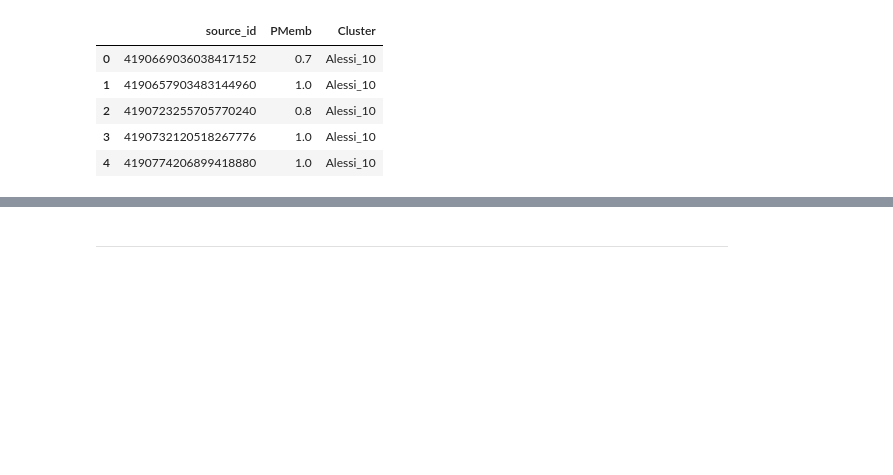
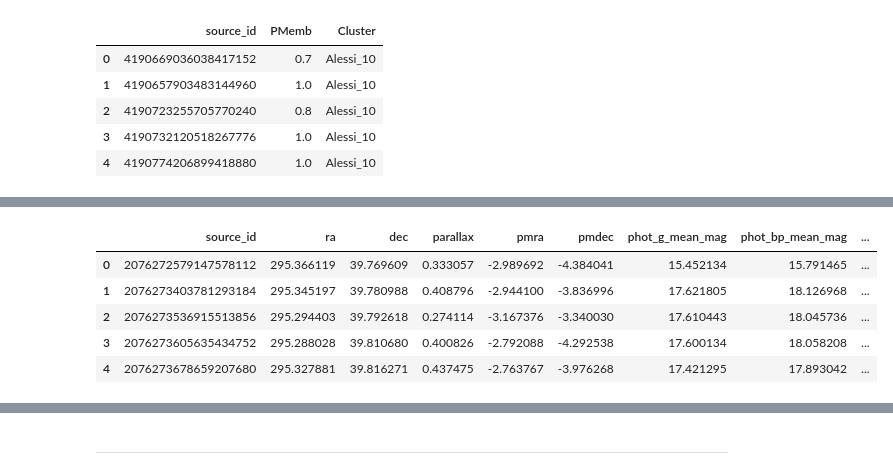
Before and after one commit to SakilaW/DATA301_Individual_Project, a Jupyter notebook: Data/GAIA Querying.ipynb, the cells around one changed output, grey strips where cells are left out. Drawn from its saved outputs; the diff is of its cells as text; code cells hidden in the pictures; blank space fills up the shorter version.

Commit message:
Updating GAIA Query.ipynb
Including query for NGC 6891

```diff
--- a/Data/GAIA Querying.ipynb
+++ b/Data/GAIA Querying.ipynb
@@ -53,0 +100,11 @@ dr2_cols = ['source_id', 'ra', 'dec', 'parallax', 'pmra', 'pmdec', 'phot_g_mean_
+# %%
+# Construct the ADQL query
+adql_query = f"SELECT * FROM gaiadr3.gaia_source WHERE source_id IN ({','.join(map(str, ngc_6819_sources))})"
+
+# Query the Gaia Archive
+results = Gaia.launch_job(adql_query).get_results()
+
+# Convert to Pandas DataFrame
+ngc_6819_dr3 = results.to_pandas()
+ngc_6819_dr3 = ngc_6819_dr3[dr3_cols]
+ngc_6819_dr3.shape
@@ -53,0 +113,3 @@ dr2_cols = ['source_id', 'ra', 'dec', 'parallax', 'pmra', 'pmdec', 'phot_g_mean_
+# %%
+ngc_6819_dr3 = pd.merge(ngc_6819_dr3, cluster_labels, on = 'source_id', how = 'inner')
+ngc_6819_dr3.shape
@@ -53,0 +132,9 @@ dr2_cols = ['source_id', 'ra', 'dec', 'parallax', 'pmra', 'pmdec', 'phot_g_mean_
+# %%
+ngc_6819_dr3.head()
+# %% [output]
+|  | source_id | ra | dec | parallax | pmra | pmdec | phot_g_mean_mag | phot_bp_mean_mag | ... |
+| 0 | 2076272579147578112 | 295.366119 | 39.769609 | 0.333057 | -2.989692 | -4.384041 | 15.452134 | 15.791465 | ... |
+| 1 | 2076273403781293184 | 295.345197 | 39.780988 | 0.408796 | -2.944100 | -3.836996 | 17.621805 | 18.126968 | ... |
+| 2 | 2076273536915513856 | 295.294403 | 39.792618 | 0.274114 | -3.167376 | -3.340030 | 17.610443 | 18.045736 | ... |
+| 3 | 2076273605635434752 | 295.288028 | 39.810680 | 0.400826 | -2.792088 | -4.292538 | 17.600134 | 18.058208 | ... |
+| 4 | 2076273678659207680 | 295.327881 | 39.816271 | 0.437475 | -2.763767 | -3.976268 | 17.421295 | 17.893042 | ... |
```
Also changed, not shown: parts of 13 cells of this notebook.
